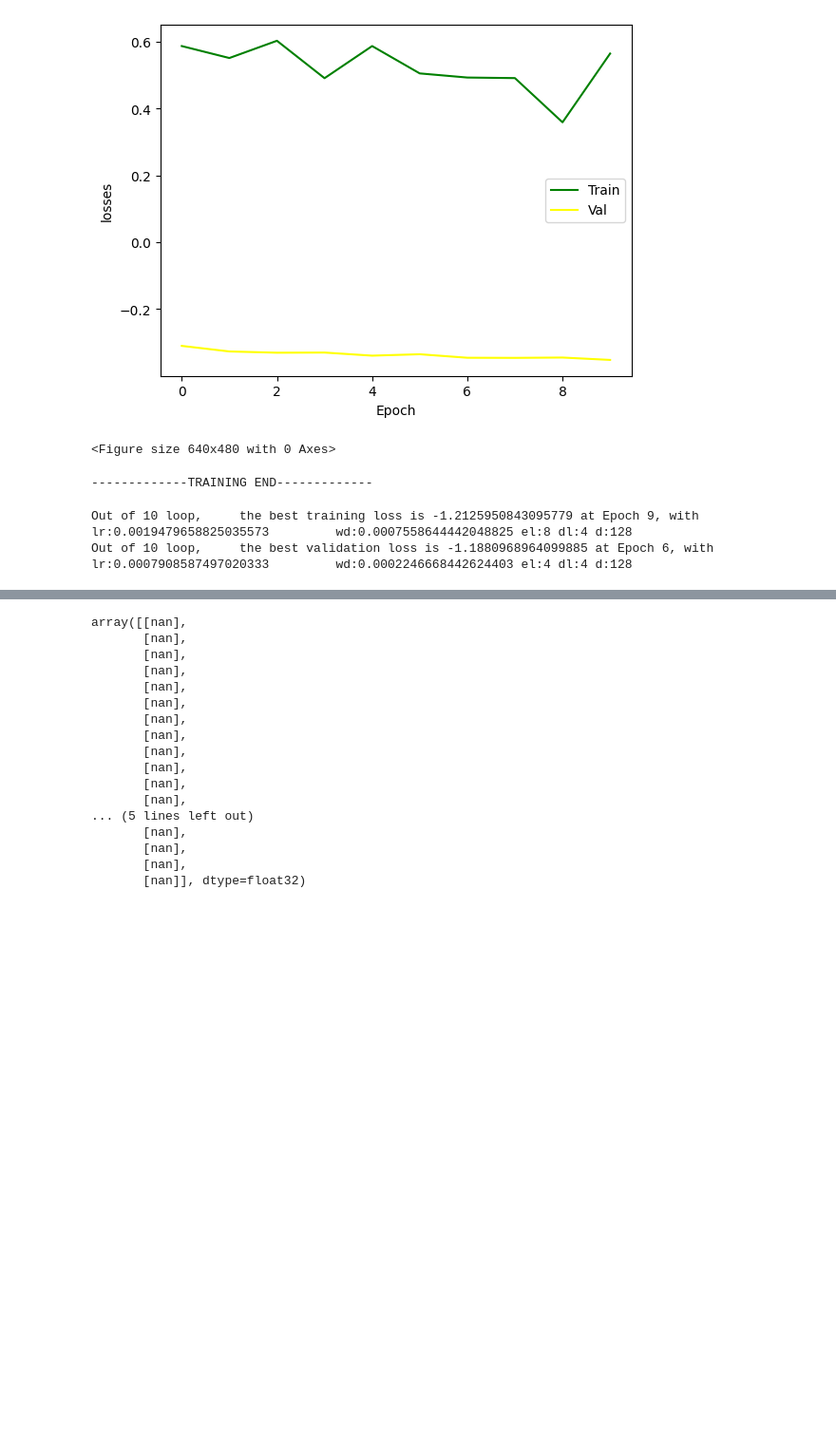
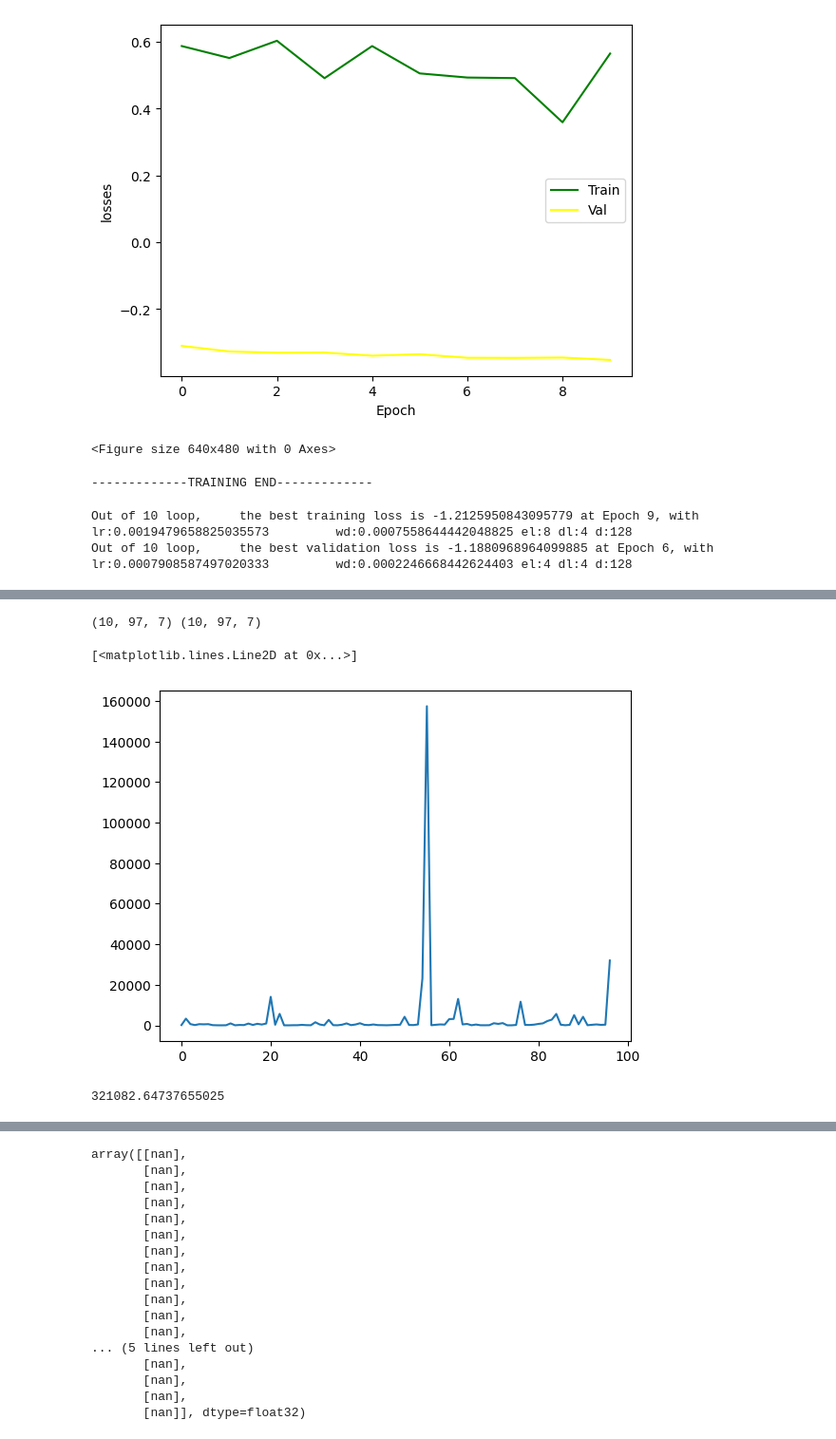
Before and after one commit to DenardYap/time-series-forecasting, a Jupyter notebook: src/playground/transformer_playground_electric.ipynb, the cells around one changed output, grey strips where cells are left out. Shown at 95% size. Saved outputs shown, nothing was run; the diff lists cells and outputs as text; code cells hidden in the pictures; blank space fills up the shorter version.

```diff
--- a/src/playground/transformer_playground_electric.ipynb
+++ b/src/playground/transformer_playground_electric.ipynb
@@ -132,8 +160,8 @@ from sklearn.preprocessing import MinMaxScaler
 # dataset = pd.DataFrame(dataset)
 
 # All the hyperparameters here including the patch sizes are the same as delhi.ipynb just to keep things consistent
-scaler = MinMaxScaler(feature_range= (0, 1))
-df_scaled = df_days.apply(lambda x: pd.Series(scaler.fit_transform(x.values.reshape(-1, 1)).flatten()), axis=0)
+# scaler = MinMaxScaler(feature_range= (0, 1))
+# df_scaled = df_days.apply(lambda x: pd.Series(scaler.fit_transform(x.values.reshape(-1, 1)).flatten()), axis=0)
 
 train_ds = []
 test_ds = []
@@ -1198,0 +1360,50 @@ for item_id, ts in enumerate(test_dataset):
+# %%
+vanilla_forecasts_ev[np.isnan(vanilla_forecasts_ev)] = 0
+autoformer_forecasts_ev[np.isnan(autoformer_forecasts_ev)] = 0
+informer_forecasts_ev[np.isnan(informer_forecasts_ev)] = 0
+# %%
+from helper import kl_between_two_dist
+
+# df_scaled_no_nan = df_scaled.fillna(0)
+A = []
+B = []
+for column_name in df_scaled_no_nan.columns:
+    curList = []
+    if column_name[0] != "M":
+        continue
+    cur_df = df_scaled_no_nan[column_name][375 + 21:]
+
+    for i in range(len(cur_df) - 7):
+        curList.append(np.array(cur_df[i : i + 7]))
+    A.append(np.array(curList))
+
+for i in range(0, len(vanilla_forecasts_ev), 97):
+    curList = []
+    for j in range(97):
+        curList.append(np.array(vanilla_forecasts_ev[i + j][0]))
+
+    B.append(np.array(curList))
+
+
+A = np.array(A)
+B = np.array(B)
+# assert(len(A) == len(B))
+# print(kl_between_two_dist(A, B))
+print(A.shape, B.shape)
+# %% [output]
+(10, 97, 7) (10, 97, 7)
+# %%
+
+KL_div_list = []
+
+# Calcualte the KL div between all 97 forecast points and observed points
+for i in range(A.shape[1]):
+    KL_div_list.append(kl_between_two_dist(A[:, i, :], B[:, i, :]))
+plt.plot(KL_div_list)
+# %% [output]
+[<matplotlib.lines.Line2D at 0x...>]
+[figure, added]
+# %%
+sum(KL_div_list)
+# %% [output]
+321082.64737655025
```
Also changed, not shown: parts of 23 cells of this notebook, 6 other files.
